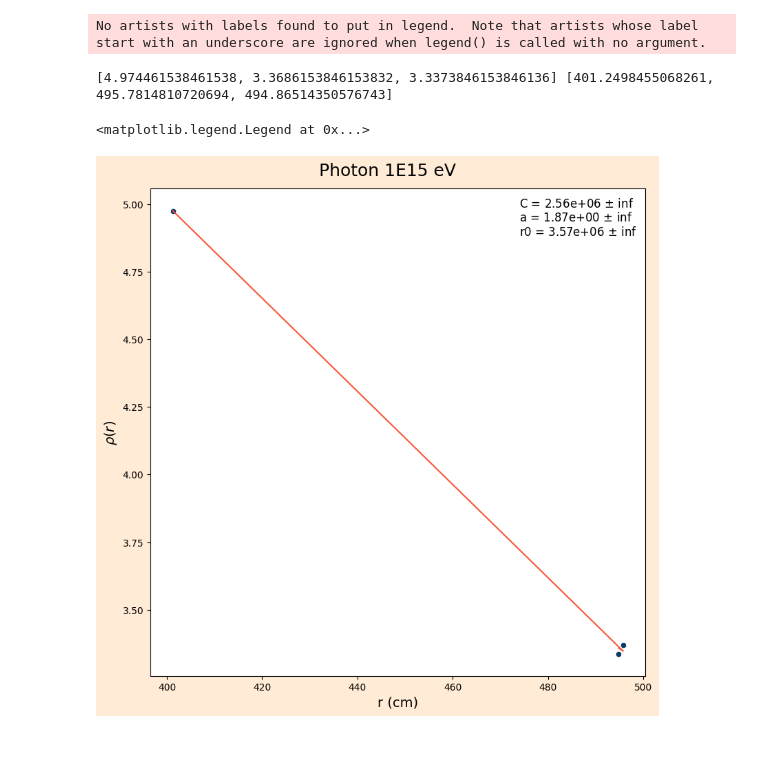
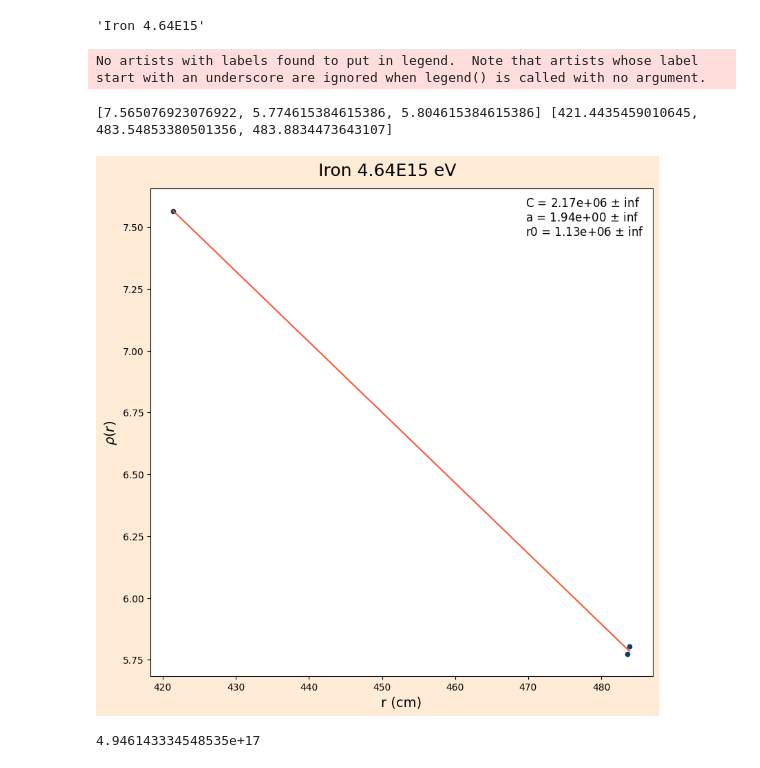
Before and after one commit to lucas-orfei/mestrado, a Jupyter notebook: barycenter.ipynb, the cells around one changed output. Cells and saved outputs as stored; diff of their text form; code cells hidden in the pictures.

```diff
--- a/barycenter.ipynb
+++ b/barycenter.ipynb
@@ -42,7 +43,7 @@ def contar_particulas_em_eventos(nome_arquivo):
             particulas.append(contagem)
 
 if __name__ == "__main__":
-    arquivo = "TESTE7"
+    arquivo = "iron4.64E15"
     contar_particulas_em_eventos(arquivo)
 # %%
 x1 = [0,346]
@@ -132,3 +131,21 @@ shape: (1, 12)
+# %%
+def formatar_string(s):
+
+    match = re.match(r'([a-zA-Z]+)([0-9]+(?:\.[0-9]+)?[Ee][0-9]+)', s)
+
+    if match:
+
+        palavra = match.group(1).capitalize()
+        numero = match.group(2)
+
+        return f'{palavra} {numero}'
+    else:
+        return s
+
+name = formatar_string(arquivo)
+name
+# %% [output]
+'Iron 4.64E15'
 # %%
 rho = [
     df2['rho1'][0],
@@ -143,44 +160,57 @@ r_b = [
 ]
 print(rho,r_b)
 
+
+
 fig, ax = plt.subplots(1, 1, figsize = (8, 8), facecolor = '#FFEBD6')
-fig.suptitle('Photon 1E15 eV', size = 18)
+fig.suptitle(str(name) + ' eV', size = 18)
 sns.scatterplot(x = r_b, y = rho, ax = ax, color = '#0D3B66')
 fig.tight_layout()
 
 ax.set_xlabel('r (cm)', size = 14)
 ax.set_ylabel(r'$\rho(r)$', size = 14)
 
 #ax.set_xlim(xmin=0)
 #ax.set_ylim(ymin=0)
 
 # Como b varia pouco, vou deixá-lo constante
+b = 3
+p0 = (5E4,1,1E4)
 def f_model(x, c, a, r0):
-    return ((c/r0**2)*(x/r0)**(-a)*(1+x/r0)**(-3))
+    return ((c/r0**2)*(x/r0)**(-a)*(1+x/r0)**(-b))
 
 popt, pcov = curve_fit(
     f=f_model,
     xdata=r_b,
     ydata=rho,
-    p0=(30000,1,10000),
-    maxfev = 3000
+    p0=p0,
+    maxfev = 2000000
     #sigma=df["Dy"]
 )
 c_opt, a_opt, r0_opt = popt
 
 inc = np.sqrt(np.diag(pcov))
 
 y = f_model(r_b,c_opt, a_opt, r0_opt)
 
 plt.plot(r_b, y, color = '#F95738')
 
 ax.legend(title = 'C = {:.2e} $\pm$ {:.2e}\na = {:.2e} $\pm$ {:.2e}\nr0 = {:.2e} $\pm$ {:.2e}'
           .format(c_opt,inc[0],a_opt,inc[1],r0_opt,inc[2]),
           title_fontsize = 12, facecolor = 'white', frameon = False)
+
+plt.savefig('fit_' + str(arquivo) + '.png',bbox_inches = 'tight')
 # %% [output]
 No artists with labels found to put in legend.  Note that artists whose label start with an underscore are ignored when legend() is called with no argument.
-[4.974461538461538, 3.3686153846153832, 3.3373846153846136] [401.2498455068261, 495.7814810720694, 494.86514350576743]
+[7.565076923076922, 5.774615384615386, 5.804615384615386] [421.4435459010645, 483.54853380501356, 483.8834473643107]
-<matplotlib.legend.Legend at 0x...>
-[figure, old version]
+[figure, new version]
+# %%
+# Energia
+
+E = (2.17E6/2.58E-10)**(1/0.90)
+
+E
+# %% [output]
+4.946143334548535e+17
 # %%
 fig, ax = plt.subplots(1, 1, figsize = (8, 8), facecolor = '#FFEBD6')
```
Also changed, not shown: parts of 4 cells of this notebook.
